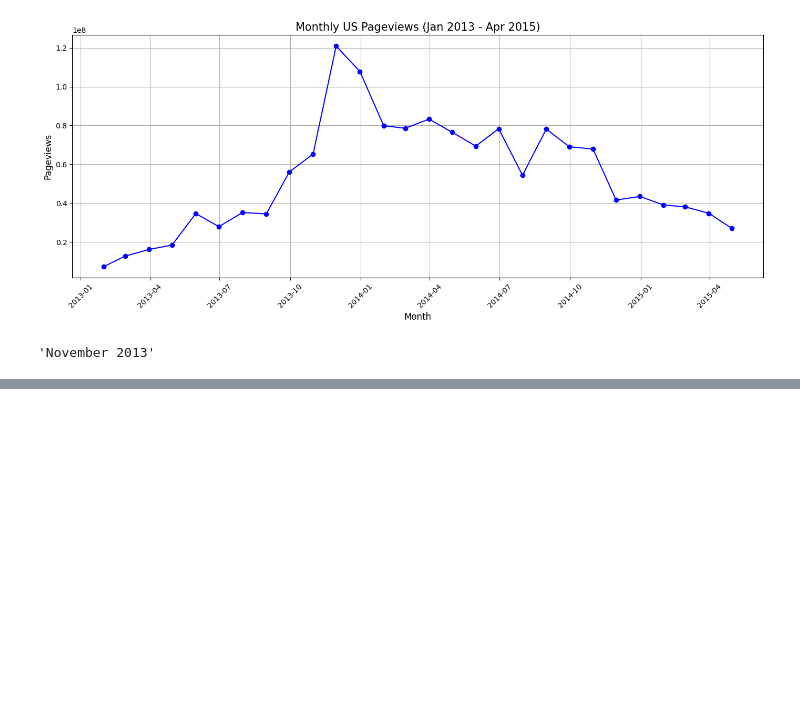
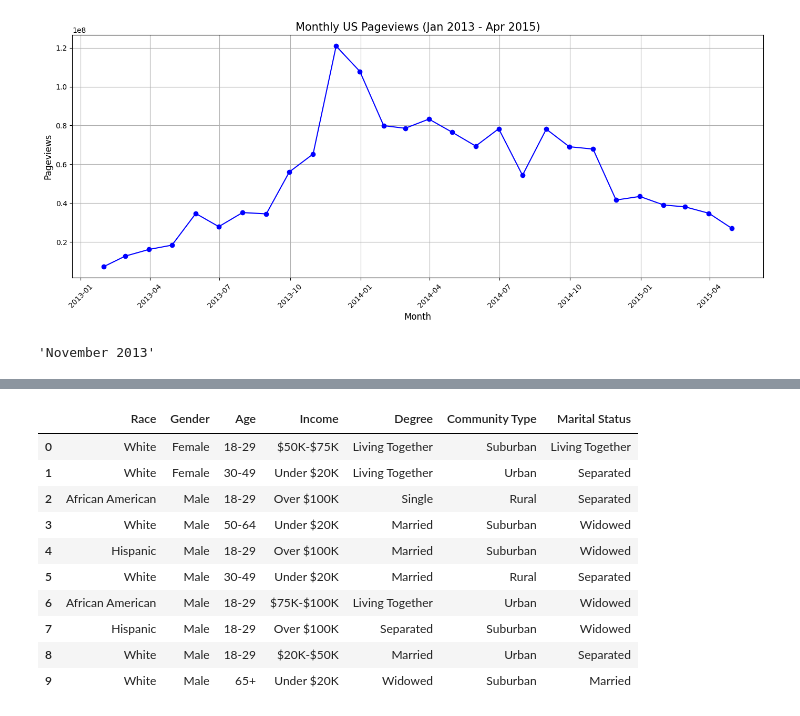
Before and after one commit to egeozin/generative-audience, a Jupyter notebook: viewership/upworthy-viewership-demographics.ipynb, the cells around one changed output, grey strips where cells are left out. Saved outputs shown, nothing was run; the diff lists cells and outputs as text; code cells hidden in the pictures; blank space fills up the shorter version.

```diff
--- a/viewership/upworthy-viewership-demographics.ipynb
+++ b/viewership/upworthy-viewership-demographics.ipynb
@@ -99,0 +294,38 @@ peak_usage_month.strftime('%B %Y')
+# %%
+from numpy.random import choice
+
+def generate_population(N):
+    # Function to sample from a distribution
+    def sample_distribution(distribution):
+        categories = distribution.index.tolist()
+        probabilities = (distribution / distribution.sum()).tolist()
+        return choice(categories, N, p=probabilities)
+
+    # Sampling from each distribution
+    population = {
+        'Race': sample_distribution(race_distribution),
+        'Gender': sample_distribution(gender_distribution),
+        'Age': sample_distribution(age_distribution),
+        'Income': sample_distribution(income_distribution),
+        'Degree': sample_distribution(degree_percentages),
+        'Community Type': sample_distribution(community_type_percentages),
+        'Marital Status': sample_distribution(marital_status_percentages)
+    }
+
+    return pd.DataFrame(population)
+
+
+sample_population = generate_population(10)
+sample_population
+# %% [output]
+|  | Race | Gender | Age | Income | Degree | Community Type | Marital Status |
+| 0 | White | Female | 18-29 | $50K-$75K | Living Together | Suburban | Living Together |
+| 1 | White | Female | 30-49 | Under $20K | Living Together | Urban | Separated |
+| 2 | African American | Male | 18-29 | Over $100K | Single | Rural | Separated |
+| 3 | White | Male | 50-64 | Under $20K | Married | Suburban | Widowed |
+| 4 | Hispanic | Male | 18-29 | Over $100K | Married | Suburban | Widowed |
+| 5 | White | Male | 30-49 | Under $20K | Married | Rural | Separated |
+| 6 | African American | Male | 18-29 | $75K-$100K | Living Together | Urban | Widowed |
+| 7 | Hispanic | Male | 18-29 | Over $100K | Separated | Suburban | Widowed |
+| 8 | White | Male | 18-29 | $20K-$50K | Married | Urban | Separated |
+| 9 | White | Male | 65+ | Under $20K | Widowed | Suburban | Married |
```
Also changed, not shown: parts of 8 cells of this notebook, 3 other files.
